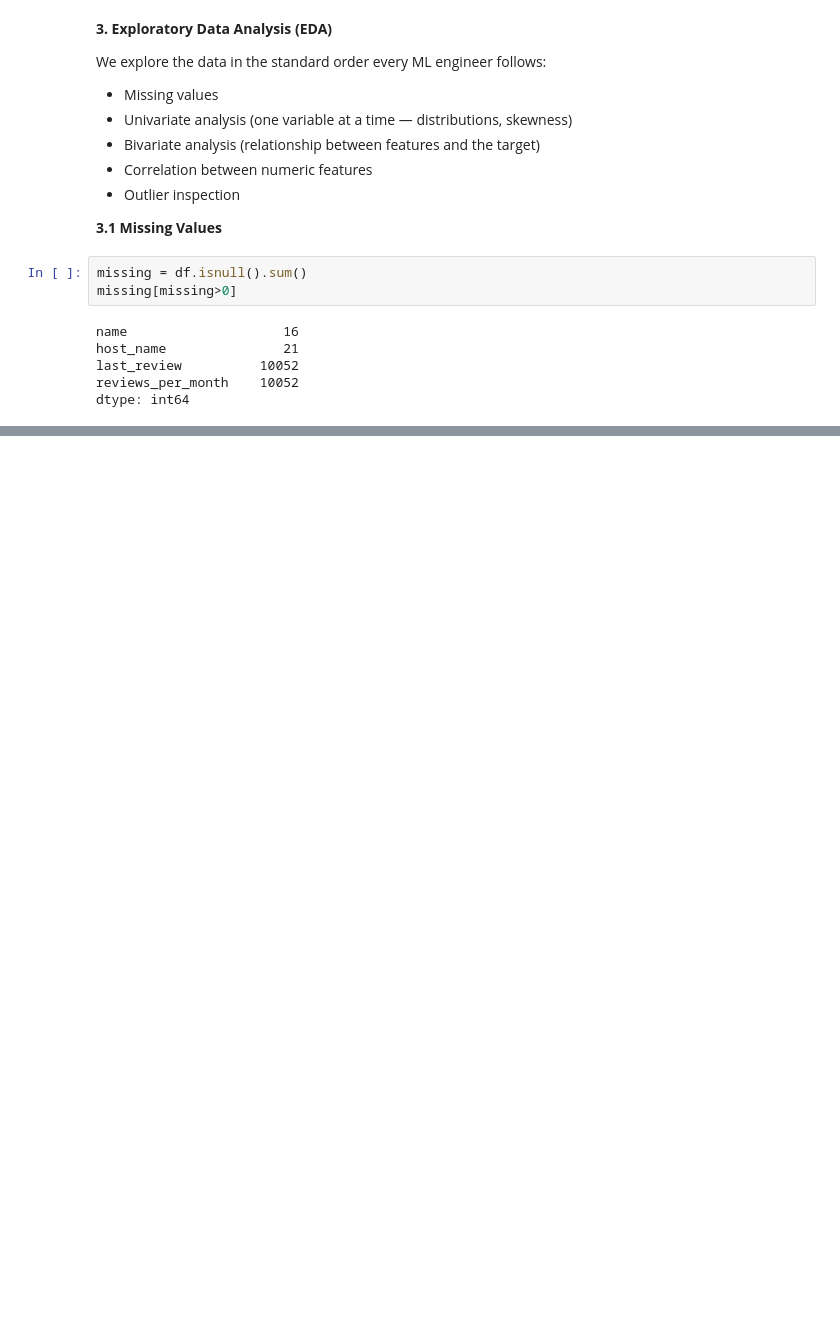
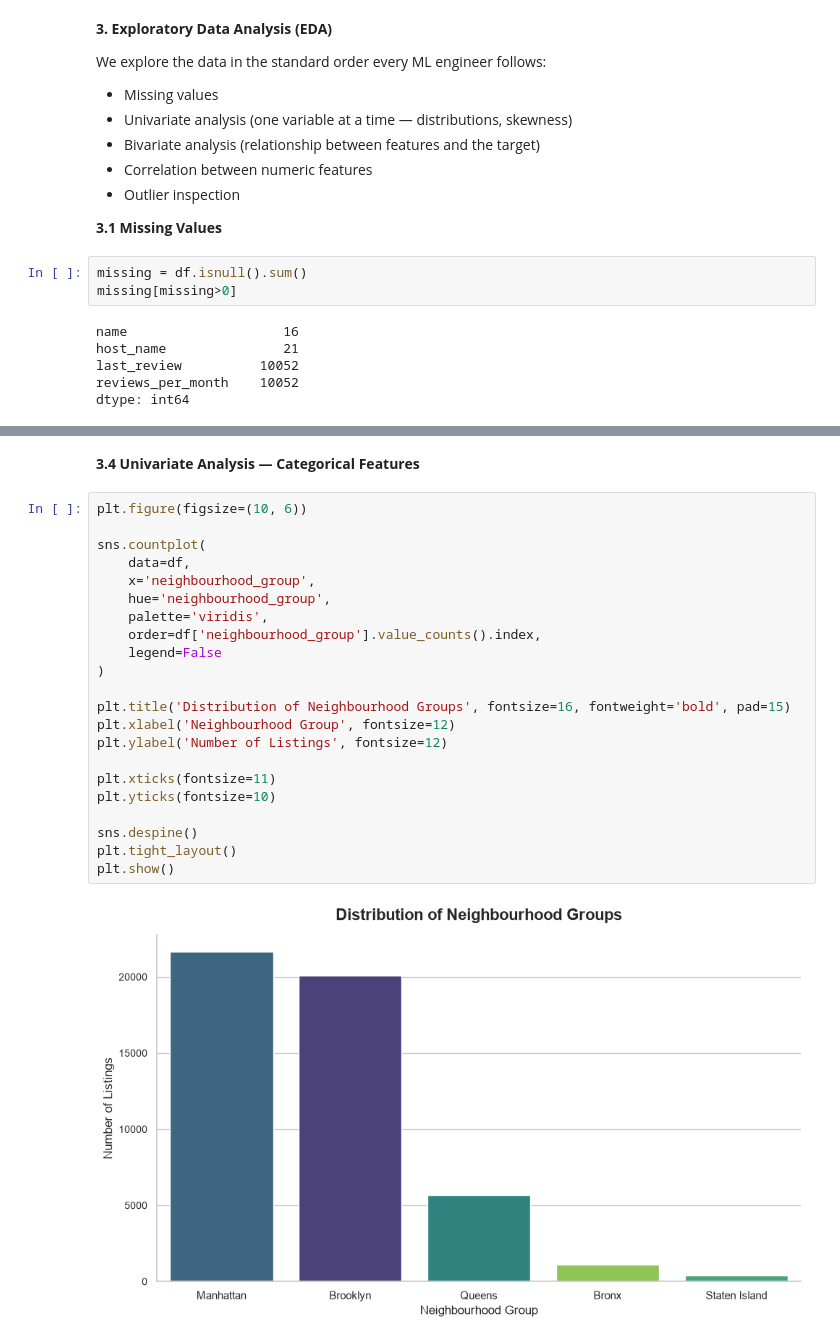
Before and after one commit to AlwinVJ/-NYC-Airbnb-Room-Type-Predictor, a Jupyter notebook: nyc_airbnb_room_type_classification.ipynb, the cells around one changed output, grey strips where cells are left out. Cells and saved outputs as stored; diff of their text form; blank space fills up the shorter version.

```diff
--- a/nyc_airbnb_room_type_classification.ipynb
+++ b/nyc_airbnb_room_type_classification.ipynb
@@ -143,0 +208,26 @@ plt.show()
+# %% [markdown]
+**3.4 Univariate Analysis — Categorical Features**
+# %%
+plt.figure(figsize=(10, 6))
+
+sns.countplot(
+    data=df,
+    x='neighbourhood_group',
+    hue='neighbourhood_group',
+    palette='viridis',
+    order=df['neighbourhood_group'].value_counts().index,
+    legend=False
+)
+
+plt.title('Distribution of Neighbourhood Groups', fontsize=16, fontweight='bold', pad=15)
+plt.xlabel('Neighbourhood Group', fontsize=12)
+plt.ylabel('Number of Listings', fontsize=12)
+
+plt.xticks(fontsize=11)
+plt.yticks(fontsize=10)
+
+sns.despine()
+plt.tight_layout()
+plt.show()
+# %% [output]
+[figure, added]
```
Also changed, not shown: parts of 5 cells of this notebook.
